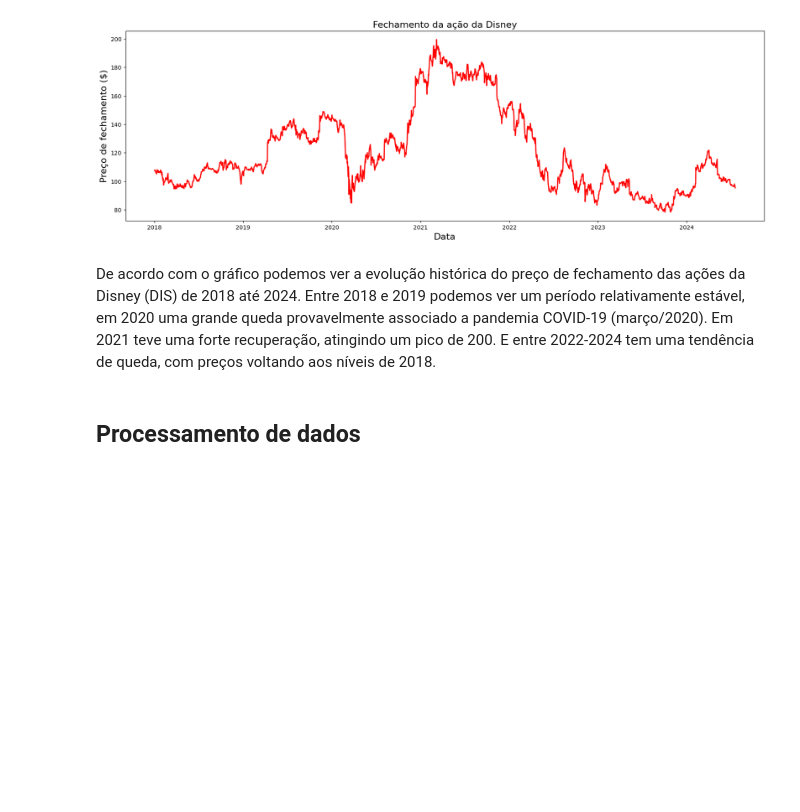
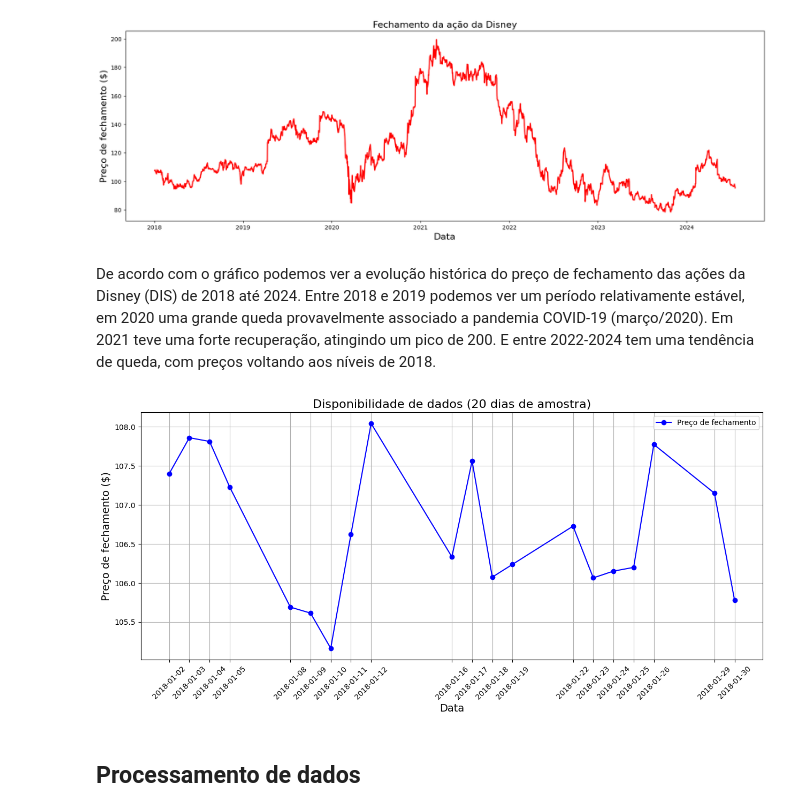
Before and after one commit to letpires/BolsaValoresLSTM, a Jupyter notebook: modelo.ipynb, the cells around one changed output. Cells and saved outputs as stored; diff of their text form; code cells hidden in the pictures; blank space fills up the shorter version.

```diff
--- a/modelo.ipynb
+++ b/modelo.ipynb
@@ -40,6 +51,25 @@ plt.show()
 [figure]
 # %% [markdown]
 De acordo com o gráfico podemos ver a evolução histórica do preço de fechamento das ações da Disney (DIS) de 2018 até 2024. Entre 2018 e 2019 podemos ver um período relativamente estável, em 2020 uma grande queda provavelmente associado a pandemia COVID-19 (março/2020). Em 2021 teve uma forte recuperação, atingindo um pico de 200. E entre 2022-2024 tem uma tendência de queda, com preços voltando aos níveis de 2018.
+# %%
+# Selecionar uma amostra de 20 dias
+sample_df = df.iloc[:20]  # Pegando os primeiros 20 dias do dataset
+
+# Plotando os pontos representando os dados disponíveis
+plt.figure(figsize=(15, 6))
+plt.plot(sample_df.index, sample_df['Close'], 'o-', label='Preço de fechamento', color='blue')  # 'o-' adiciona bolinhas conectadas
+plt.xlabel("Data", fontsize=14)
+plt.ylabel("Preço de fechamento ($)", fontsize=14)
+plt.title("Disponibilidade de dados (20 dias de amostra)", fontsize=16)
+
+# Mostrar apenas as datas correspondentes às bolinhas no eixo X
+plt.xticks(ticks=sample_df.index, labels=sample_df.index.strftime('%Y-%m-%d'), rotation=45)
+
+plt.legend()
+plt.grid(True)  # Adiciona grade para facilitar a visualização
+plt.show()
+# %% [output]
+[figure, added]
 # %% [markdown]
 ## Processamento de dados
 # %%
```
Also changed, not shown: parts of 6 cells of this notebook, 1 other file.
